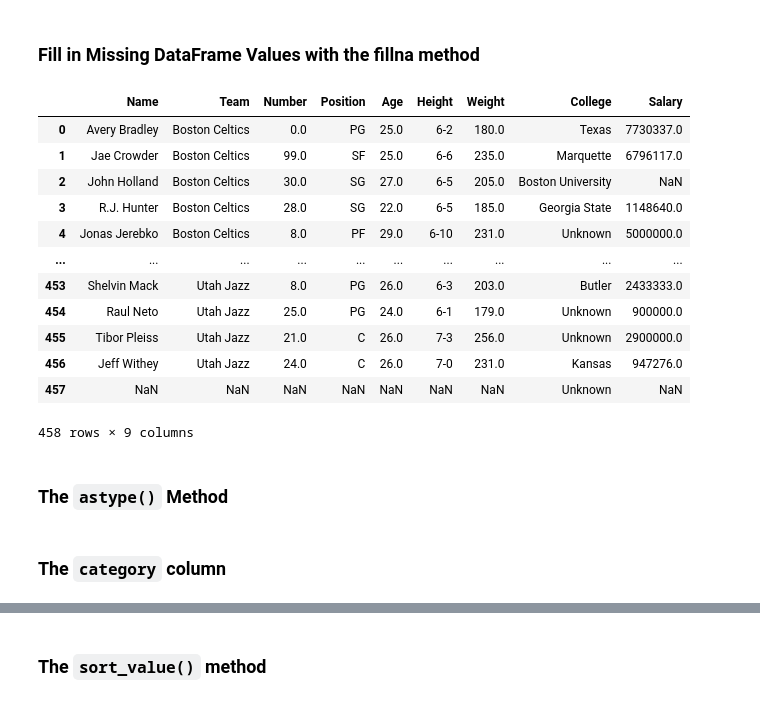
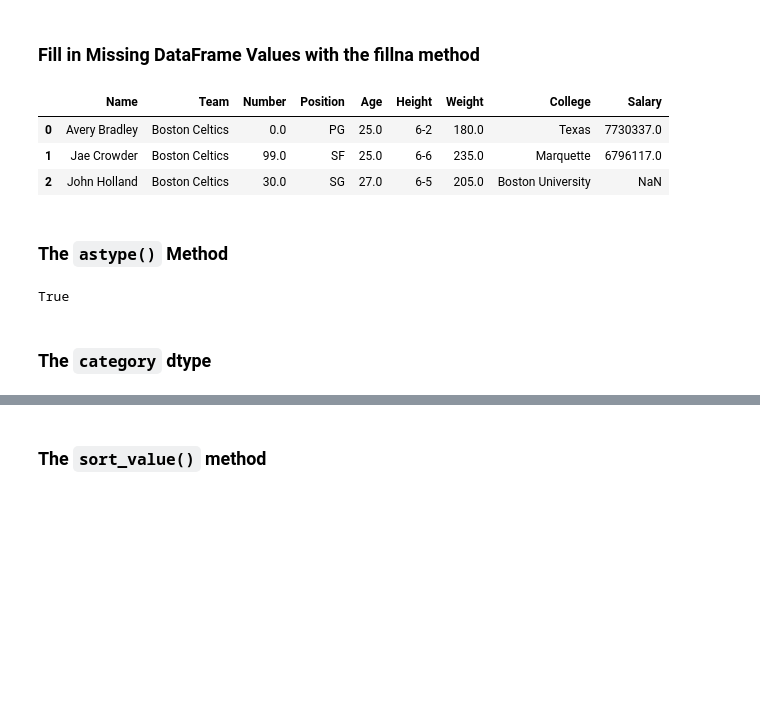
Before and after one commit to fredjo89/pandas-payground, a Jupyter notebook: 02_DataFrames_1.ipynb, the cells around one changed output, grey strips where cells are left out. Saved outputs shown, nothing was run; the diff lists cells and outputs as text; code cells hidden in the pictures; blank space fills up the shorter version.

```diff
--- a/02_DataFrames_1.ipynb
+++ b/02_DataFrames_1.ipynb
@@ -1,8 +1,10 @@
 # %% [markdown]
 # DataFrames Introduction
 # %%
-%load_ext lab_black
+import os
+import pandas as pd
+import jupyter_black
 
-import pandas as pd
+jupyter_black.load()
 
-file_path = "/Users/fredrikjohannessen/Desktop/repositories/pandas-payground/data/"
+current_dir = os.path.dirname(os.path.abspath("__file__"))
@@ -12,3 +13,6 @@ The lab_black extension is already loaded. To reload it, use:
+# %%
+nba_path = os.path.join(current_dir, "data", "nba.csv")
+revenue_path = os.path.join(current_dir, "data", "revenue.csv")
 # %% [markdown]
 ### Methods and attributes between Series and DataFrames
 # %%
@@ -205,27 +192,24 @@ nba.dropna(subset=["College", "Salary"])
 # %% [markdown]
 ### Fill in Missing DataFrame Values with the fillna method
 # %%
-nba = pd.read_csv(file_path + "nba.csv")
+nba = pd.read_csv(nba_path)
 
 nba.fillna(0)  # Fill  all missing values with zero
 
 nba["College"] = nba["College"].fillna("Unknown")
 
-nba
+nba.head(3)
 # %% [output]
 |  | Name | Team | Number | Position | Age | Height | Weight | College | Salary |
 | 0 | Avery Bradley | Boston Celtics | 0.0 | PG | 25.0 | 6-2 | 180.0 | Texas | 7730337.0 |
 | 1 | Jae Crowder | Boston Celtics | 99.0 | SF | 25.0 | 6-6 | 235.0 | Marquette | 6796117.0 |
 | 2 | John Holland | Boston Celtics | 30.0 | SG | 27.0 | 6-5 | 205.0 | Boston University | NaN |
-| 3 | R.J. Hunter | Boston Celtics | 28.0 | SG | 22.0 | 6-5 | 185.0 | Georgia State | 1148640.0 |
-| 4 | Jonas Jerebko | Boston Celtics | 8.0 | PF | 29.0 | 6-10 | 231.0 | Unknown | 5000000.0 |
-| ... | ... | ... | ... | ... | ... | ... | ... | ... | ... |
-| 453 | Shelvin Mack | Utah Jazz | 8.0 | PG | 26.0 | 6-3 | 203.0 | Butler | 2433333.0 |
-| 454 | Raul Neto | Utah Jazz | 25.0 | PG | 24.0 | 6-1 | 179.0 | Unknown | 900000.0 |
-| 455 | Tibor Pleiss | Utah Jazz | 21.0 | C | 26.0 | 7-3 | 256.0 | Unknown | 2900000.0 |
-| 456 | Jeff Withey | Utah Jazz | 24.0 | C | 26.0 | 7-0 | 231.0 | Kansas | 947276.0 |
-| 457 | NaN | NaN | NaN | NaN | NaN | NaN | NaN | Unknown | NaN |
-458 rows × 9 columns
 # %% [markdown]
 ### The `astype()` Method
+# %%
+nba[
+    "Age"
+].hasnans  # Pandas cannot converge column with nans to integer. They must be float...
+# %% [output]
+True
 # %%
@@ -247,7 +229,7 @@ nba["Age"] = nba["Age"].astype("int")
 
 nba["Salary"] = nba["Salary"].fillna(0).astype("int")
 # %% [markdown]
-### The `category` column
+### The `category` dtype
 # %%
 print(nba.info())
 nba["Position"] = nba["Position"].astype("category")
```
Also changed, not shown: parts of 12 cells of this notebook, 2 other files.
